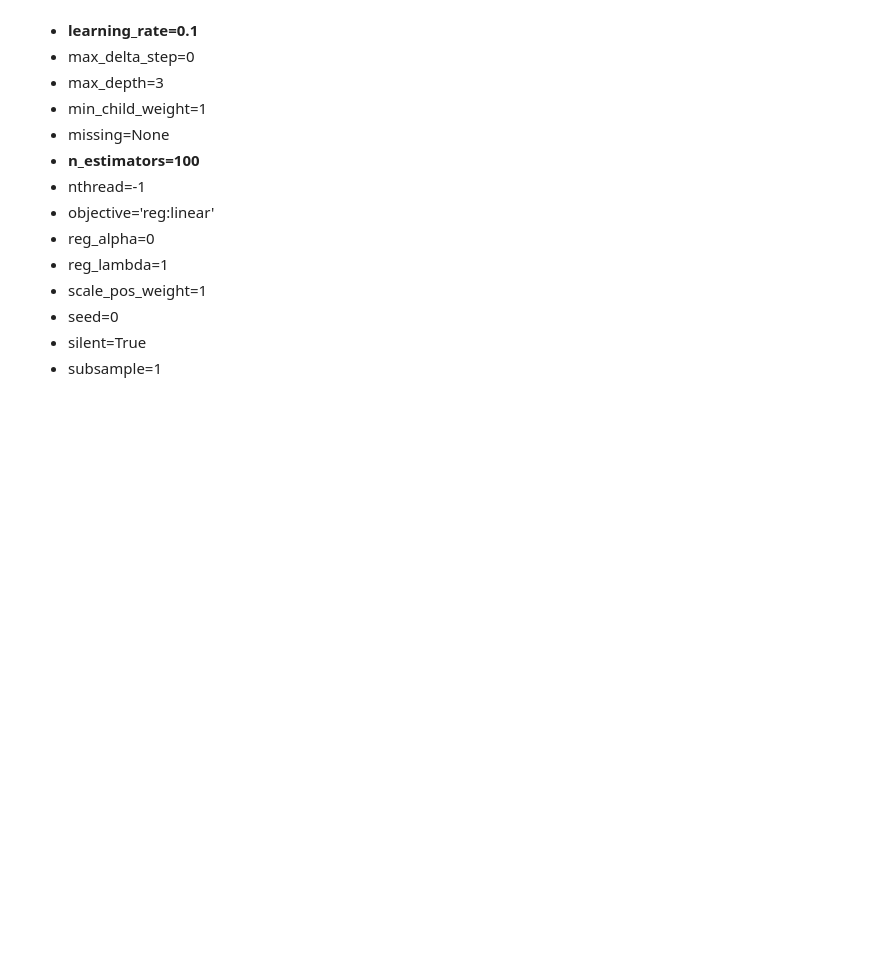
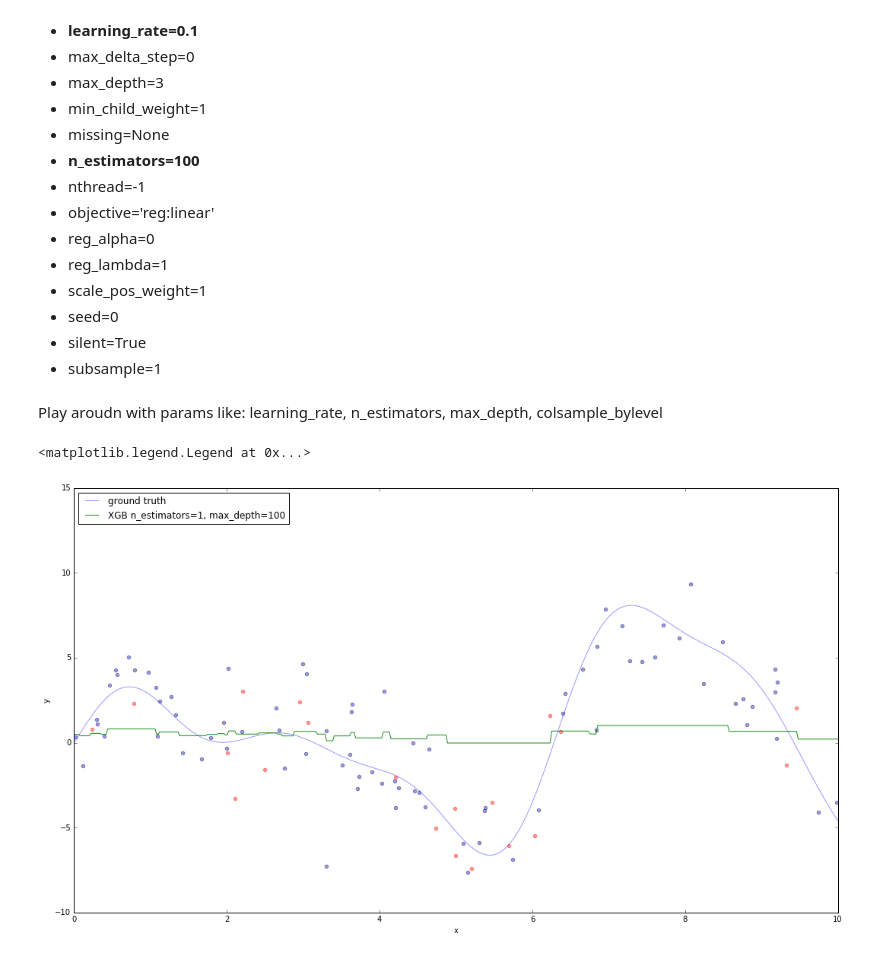
Before and after one commit to dataworkshop/xgboost, a Jupyter notebook: step2.ipynb, the cells around one changed output. Cells and saved outputs as stored; diff of their text form; code cells hidden in the pictures; blank space fills up the shorter version.

```diff
--- a/step2.ipynb
+++ b/step2.ipynb
@@ -135,3 +127,19 @@ XGBRegressor(base_score=0.5, colsample_bylevel=1, colsample_bytree=1, gamma=0,
 * seed=0
 * silent=True
 * subsample=1
+# %% [markdown]
+Play aroudn with params like: learning_rate, n_estimators, max_depth, colsample_bylevel
+# %%
+plot_data()
+
+params = [ (1, 100)] #, (10, 100), (100, 100) ]
+for (i, (n_estimators, max_depth)) in enumerate(params):
+
+    est = xgb.XGBRegressor(n_estimators=n_estimators, max_depth=max_depth).fit(X_train, y_train)
+    plt.plot(x_plot, est.predict(x_plot[:, np.newaxis]), label='XGB n_estimators={0}, max_depth={1}'.format(n_estimators, max_depth), color='g', alpha=0.9, linewidth=len(params)-i)
+
+
+plt.legend(loc='upper left')
+# %% [output]
+<matplotlib.legend.Legend at 0x...>
+[figure, added]
```
Also changed, not shown: parts of 5 cells of this notebook, 1 other file.
